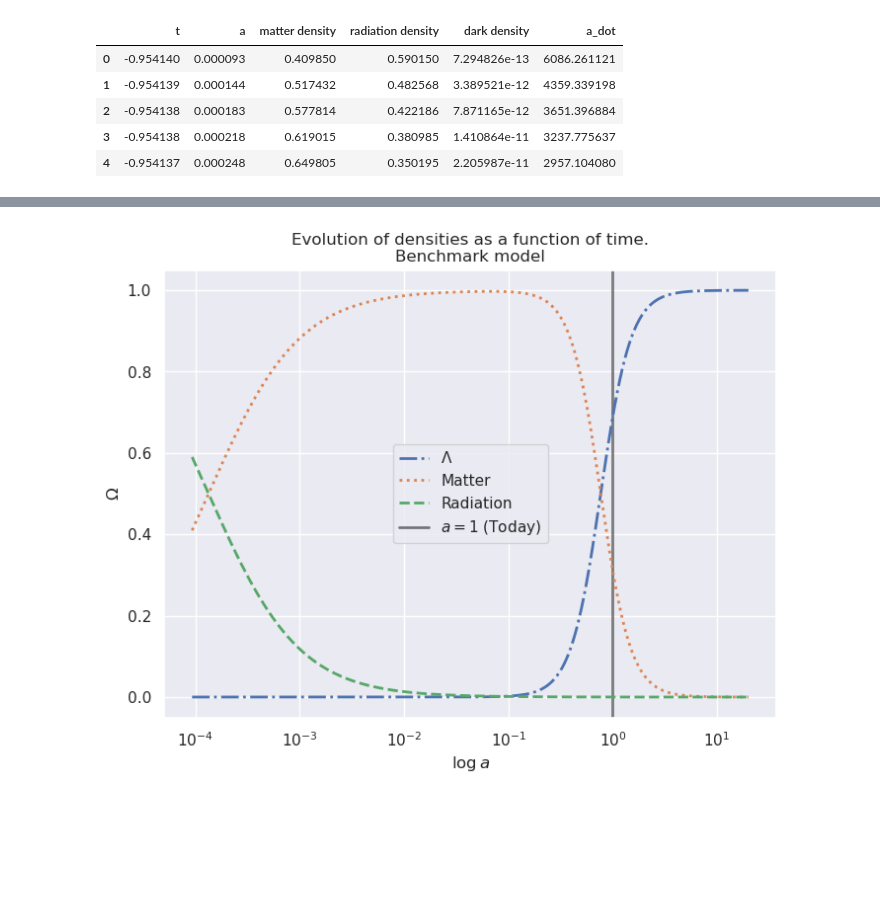
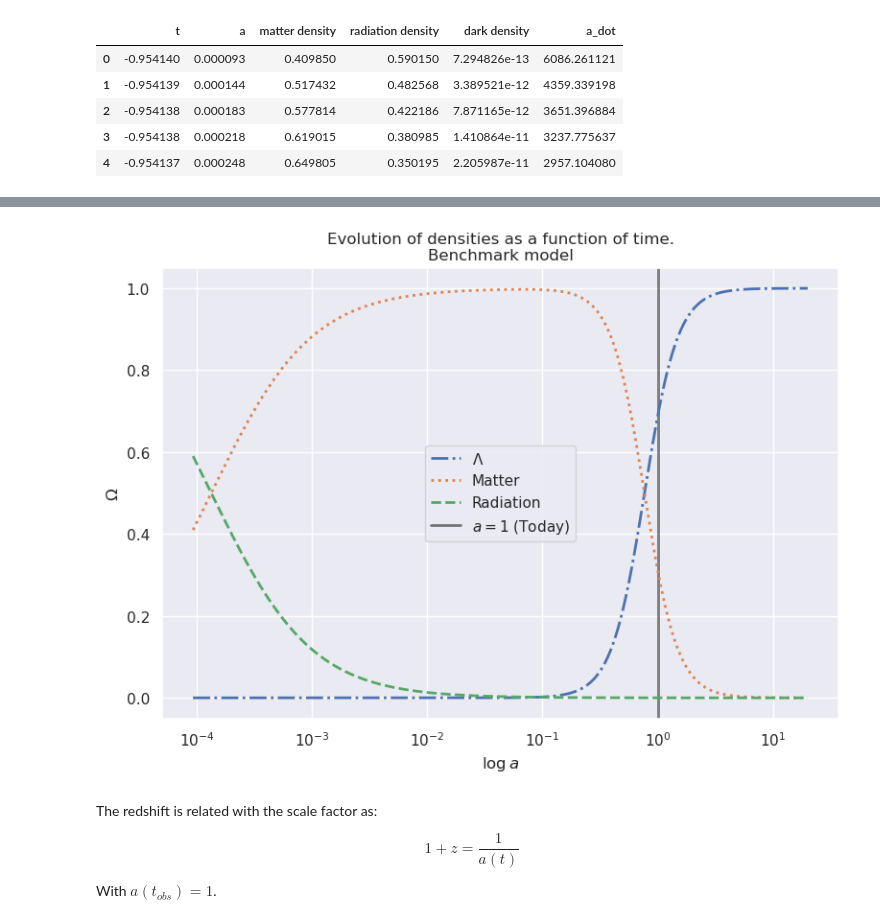
Before and after one commit to GabrielMissael/cosmologia_p1, a Jupyter notebook: proyecto.ipynb, the cells around one changed output, grey strips where cells are left out. Cells and saved outputs as stored; diff of their text form; code cells hidden in the pictures; blank space fills up the shorter version.

```diff
--- a/proyecto.ipynb
+++ b/proyecto.ipynb
@@ -280,21 +318,32 @@ plt.show()
 # %%
+# Densities evolution as a function of the scale factor (log scale)
 fig, ax = plt.subplots(figsize = (8, 6))
 
 ax.plot(df['a'], df['dark density'], label = '$\Lambda$', linestyle = 'dashdot', linewidth = 2,  zorder = 100)
 ax.plot(df['a'], df['matter density'], label = 'Matter', linestyle = 'dotted', linewidth = 2,  zorder = 100)
 ax.plot(df['a'], df['radiation density'], label = 'Radiation', linestyle = 'dashed', linewidth = 2,  zorder = 100)
 
 ax.axvline(x = 1, color = 'black', linestyle = 'solid', linewidth = 2, alpha = 0.5, label = '$a = 1$ (Today)', zorder = 1)
 ax.set_xlabel('$\log{a}$')
 ax.set_ylabel('$\Omega$')
 ax.set_title('Evolution of densities as a function of time.\nBenchmark model')
 
-# X-scale to exponential
+# X-scale to log scale
 plt.xscale('log')
 plt.legend(loc = 'center')
+
+plt.tight_layout()
+plt.savefig('./figs/densities_evolution_loga.png', dpi = 300)
 plt.show()
+plt.close(fig)
 # %% [output]
-[figure, old version]
+[figure, new version]
+# %% [markdown]
+The redshift is related with the scale factor as:
+
+$$1 + z = \frac{1}{a(t)}$$
+
+With $a(t_{obs}) = 1$.
 # %%
 # Get redshift for every expansion factor
 df['z'] = 1/df['a'] - 1
```
Also changed, not shown: parts of 55 cells of this notebook.
